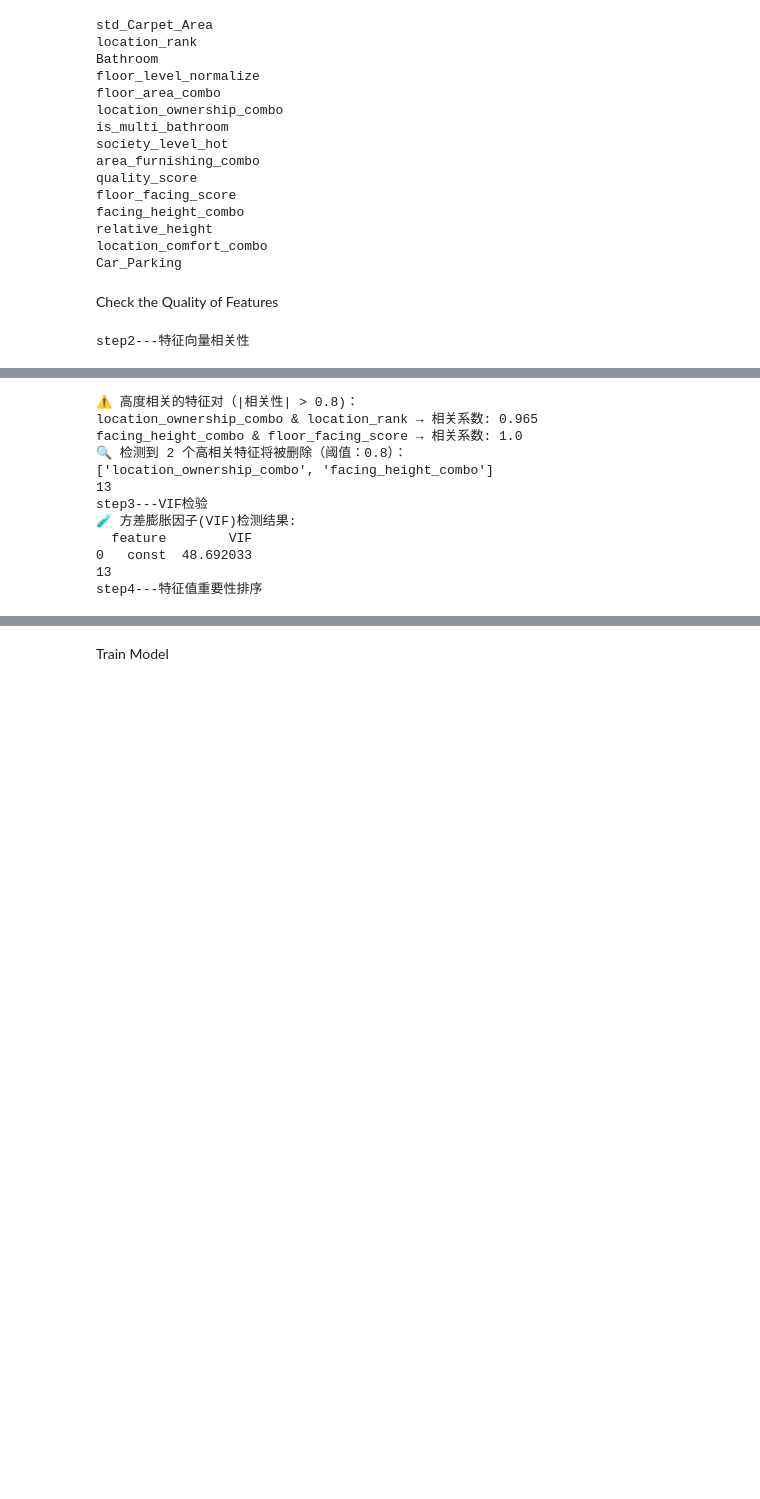
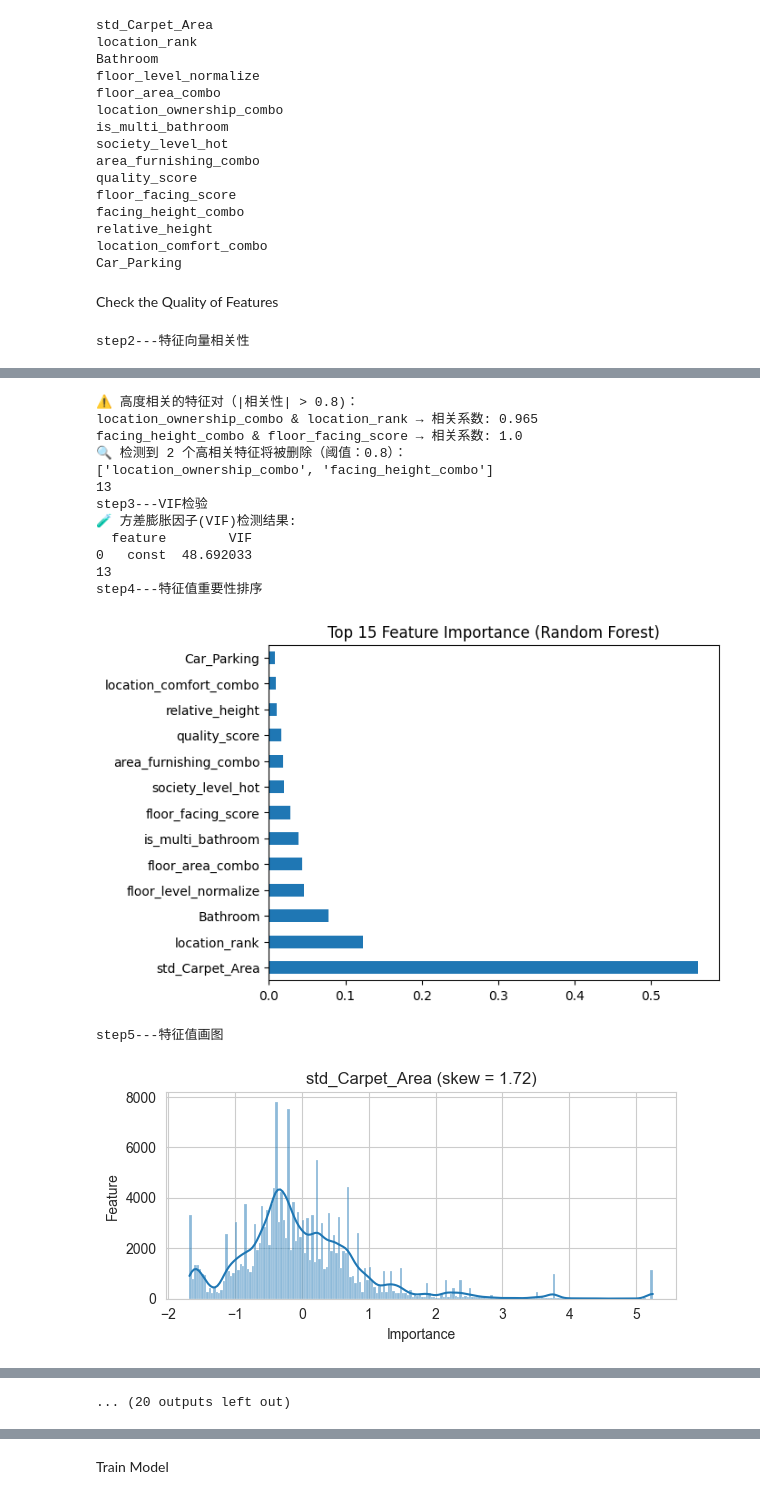
Before and after one commit to St-alpha-hunter/House_price_platform, a Jupyter notebook: notebooks/practice.ipynb, the cells around one changed output, grey strips where cells are left out. Saved outputs shown, nothing was run; the diff lists cells and outputs as text; code cells hidden in the pictures; blank space fills up the shorter version.

```diff
--- a/notebooks/practice.ipynb
+++ b/notebooks/practice.ipynb
@@ -167,10 +167,10 @@ print(df_cleaned_features.columns.tolist())
 #筛选特征值
 print("step1---筛选特征值")
 # 分析每个特征数下的最优组合
-df_result = feature_selection_by_k(df_cleaned[My_features], target_col = df_cleaned["Amount_clean"], max_k=20, rank_features=10, model_cls = RandomForestRegressor)
+df_result, model_name_str, model_cls_used = feature_selection_by_k(df_cleaned[My_features], target_col = df_cleaned["Amount_clean"], max_k=20, rank_features=10, model_cls = RandomForestRegressor)
 print(df_result)
 # 直接选出最终最重要的15个特征
-top_features = select_final_top_features(df_cleaned[My_features], target_col = df_cleaned["Amount_clean"], max_k=20, top_k=15, model_cls = RandomForestRegressor)
+top_features = select_final_top_features(df_cleaned[My_features], target_col = df_cleaned["Amount_clean"], max_k=20, top_k=15, model_cls = model_cls_used)
 for feature in top_features:
     print(feature)
 # %% [output]
@@ -216,32 +216,35 @@ Check the Quality of Features
 print("step2---特征向量相关性")
 advanced_feature = plot_feature_correlation(df_cleaned_features, features = top_features, threshold=0.8)
 print(len(advanced_feature))
 #VIF检验 + 自动剔除高度VIF
 print("step3---VIF检验")
-advanced_features_ultimate = check_multicollinearity(df_cleaned_features, features=advanced_feature,threshold=8)
+advanced_features_ultimate = check_multicollinearity(df_cleaned_features, features=advanced_feature, threshold=8)
 print(len(advanced_features_ultimate))
 #特征值重要性排序
 print("step4---特征值重要性排序")
-deep_analysis = FeatureDeepAnalysis(df_cleaned,features=advanced_features_ultimate,model_cls=RandomForestRegressor,target_col="Amount_clean")
+deep_analysis = FeatureDeepAnalysis(df_cleaned, features=advanced_features_ultimate, model_cls = model_cls_used, target_col="Amount_clean")
 deep_analysis.plot_feature_importance()
 #特征值画图
 print("step5---特征值画图")
 deep_analysis.plot_feature_distribution()
 #特征值和目标变量的相关性
 print("step6---特征值和目标变量的相关性")
 deep_analysis.plot_feature_vs_target()
 # %% [output]
 step2---特征向量相关性
 [figure]
 ⚠️ 高度相关的特征对（|相关性| > 0.8)：
 location_ownership_combo & location_rank → 相关系数: 0.965
 facing_height_combo & floor_facing_score → 相关系数: 1.0
 🔍 检测到 2 个高相关特征将被删除（阈值：0.8）：
 ['location_ownership_combo', 'facing_height_combo']
 13
 step3---VIF检验
 🧪 方差膨胀因子(VIF)检测结果:
   feature        VIF
 0   const  48.692033
 13
 step4---特征值重要性排序
+[figure, added]
+step5---特征值画图
+[figure, added]
@@ -248,3 +257,4 @@ step4---特征值重要性排序
+... (20 outputs left out)
 # %%
 print('\n'.join(str(f) for f in advanced_features_ultimate))
 # %% [output]
```
Also changed, not shown: parts of 6 cells of this notebook, 8 other files.
